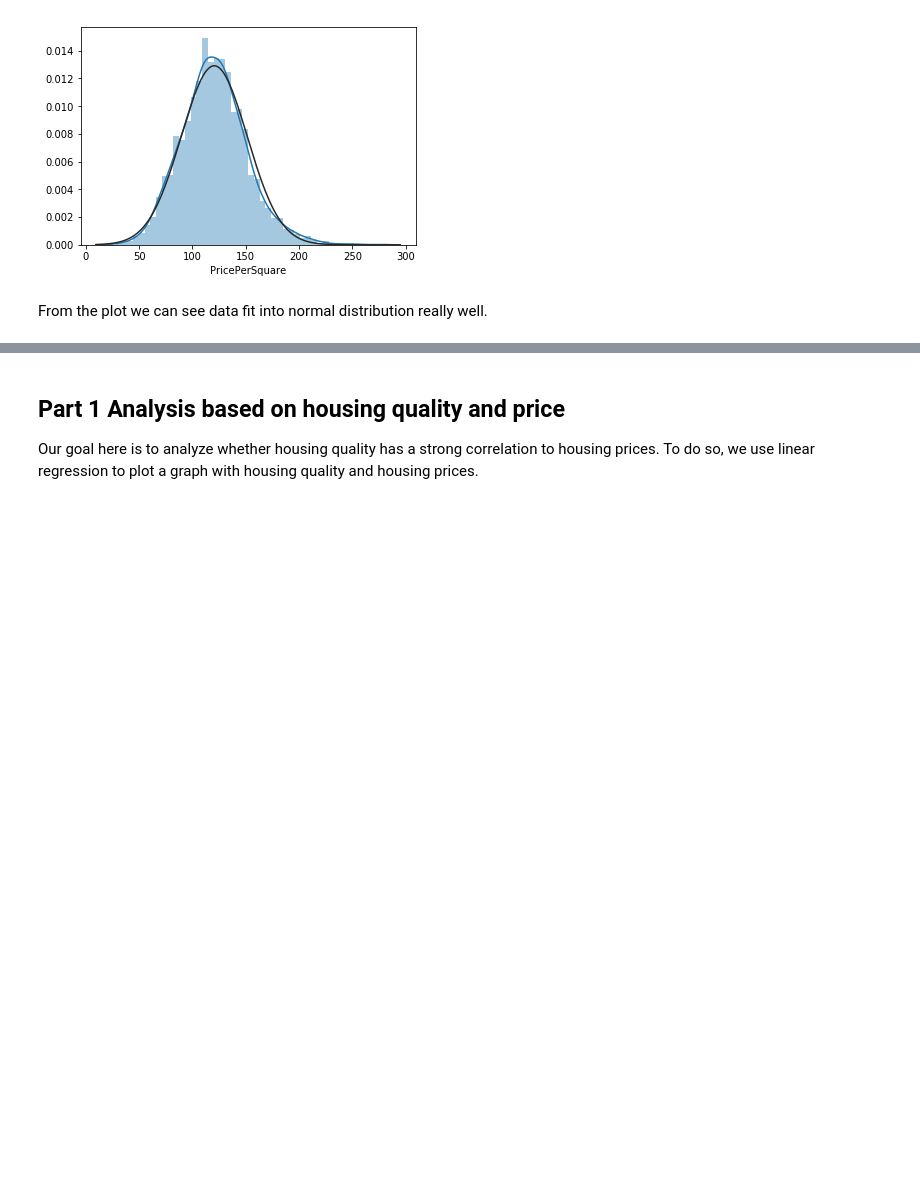
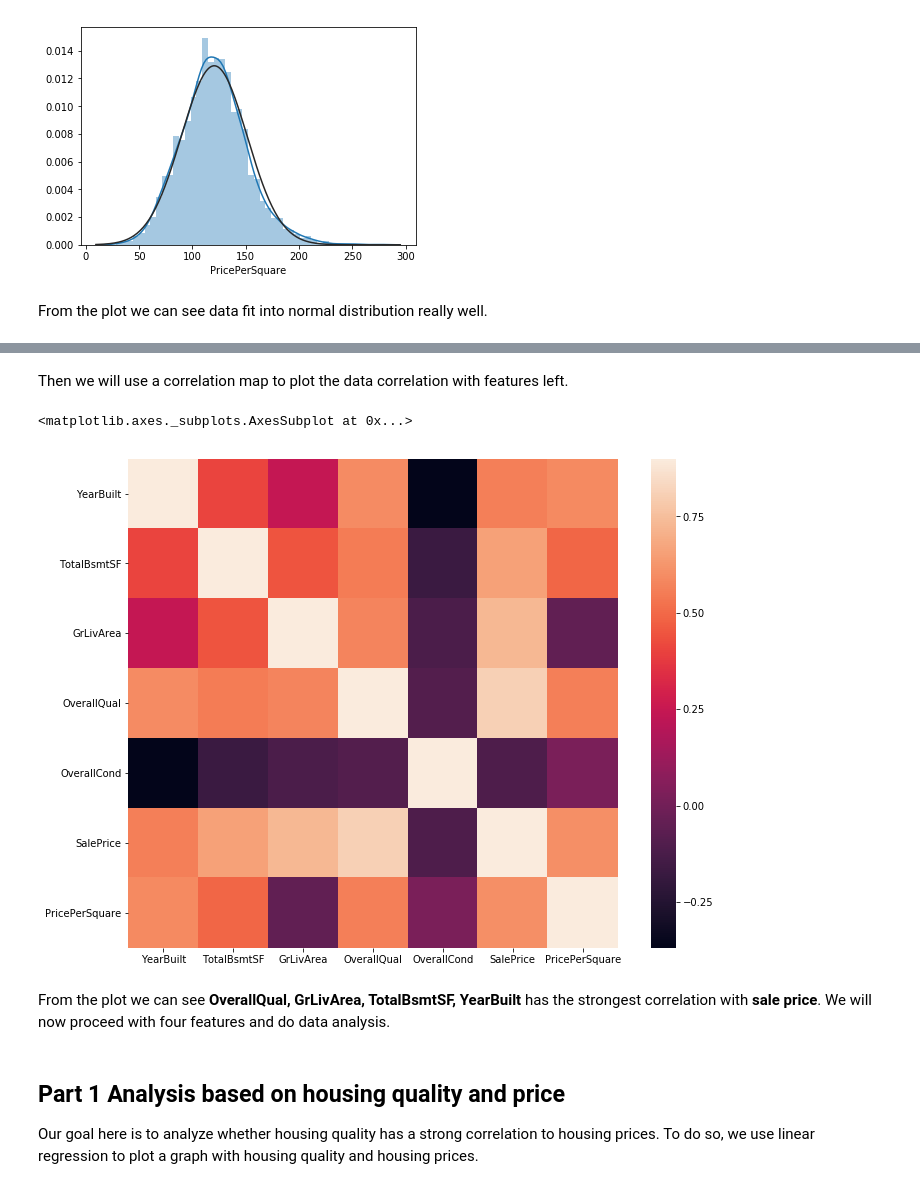
Before and after one commit to muh005/Housing-Price-Analysis, a Jupyter notebook: FinalProject.ipynb, the cells around one changed output, grey strips where cells are left out. Cells and saved outputs as stored; diff of their text form; code cells hidden in the pictures; blank space fills up the shorter version.

```diff
--- a/FinalProject.ipynb
+++ b/FinalProject.ipynb
@@ -102,3 +113,14 @@ From the plot we can see data fit into normal distribution really well.
+# %% [markdown]
+Then we will use a correlation map to plot the data correlation with features left.
+# %%
+corr_map = df.corr()
+plt.subplots(figsize=(12,9))
+sns.heatmap(corr_map, vmax=0.9, square=True)
+# %% [output]
+<matplotlib.axes._subplots.AxesSubplot at 0x...>
+[figure, added]
+# %% [markdown]
+From the plot we can see **OverallQual, GrLivArea, TotalBsmtSF, YearBuilt** has the strongest correlation with **sale price**. We will now proceed with four features and do data analysis.
 # %% [markdown]
 ## Part 1 Analysis based on housing quality and price
 
```
Also changed, not shown: parts of 11 cells of this notebook.
